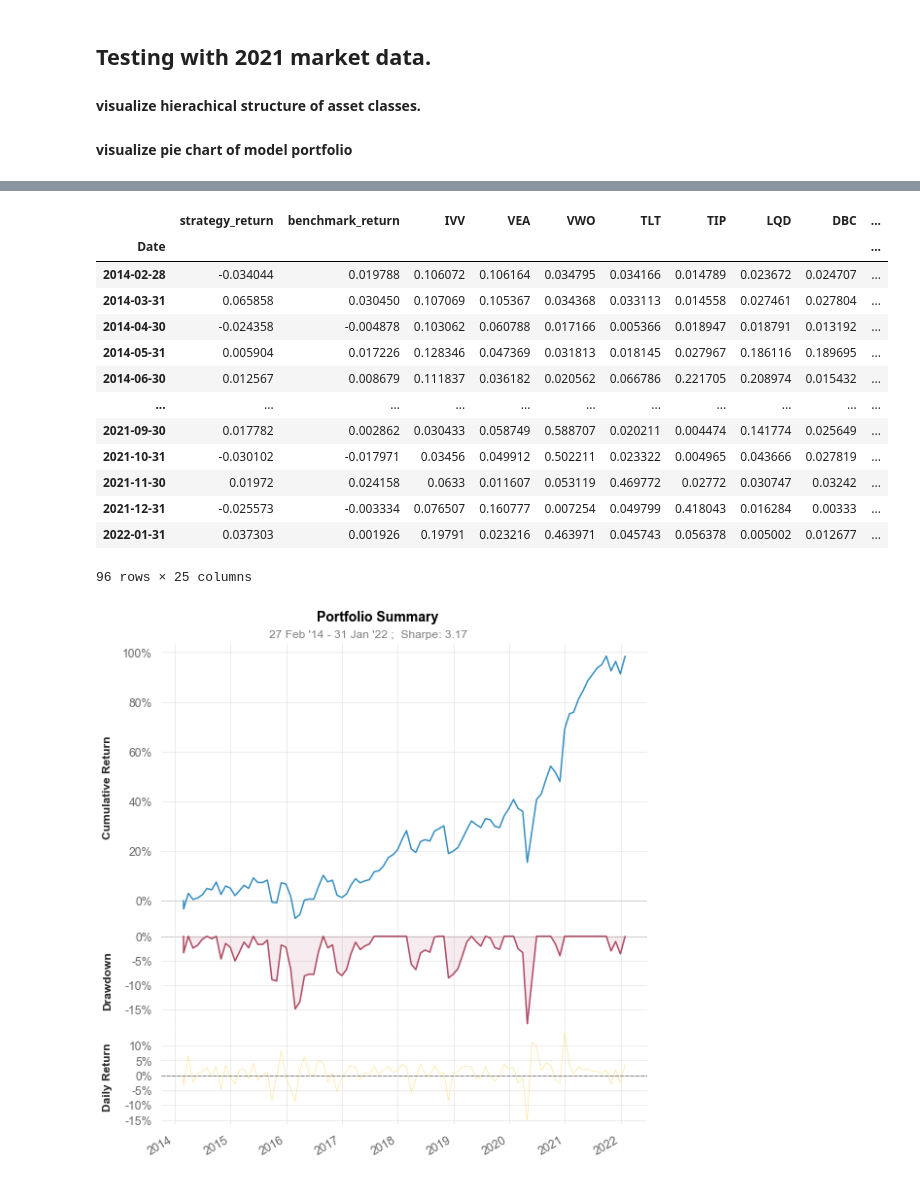
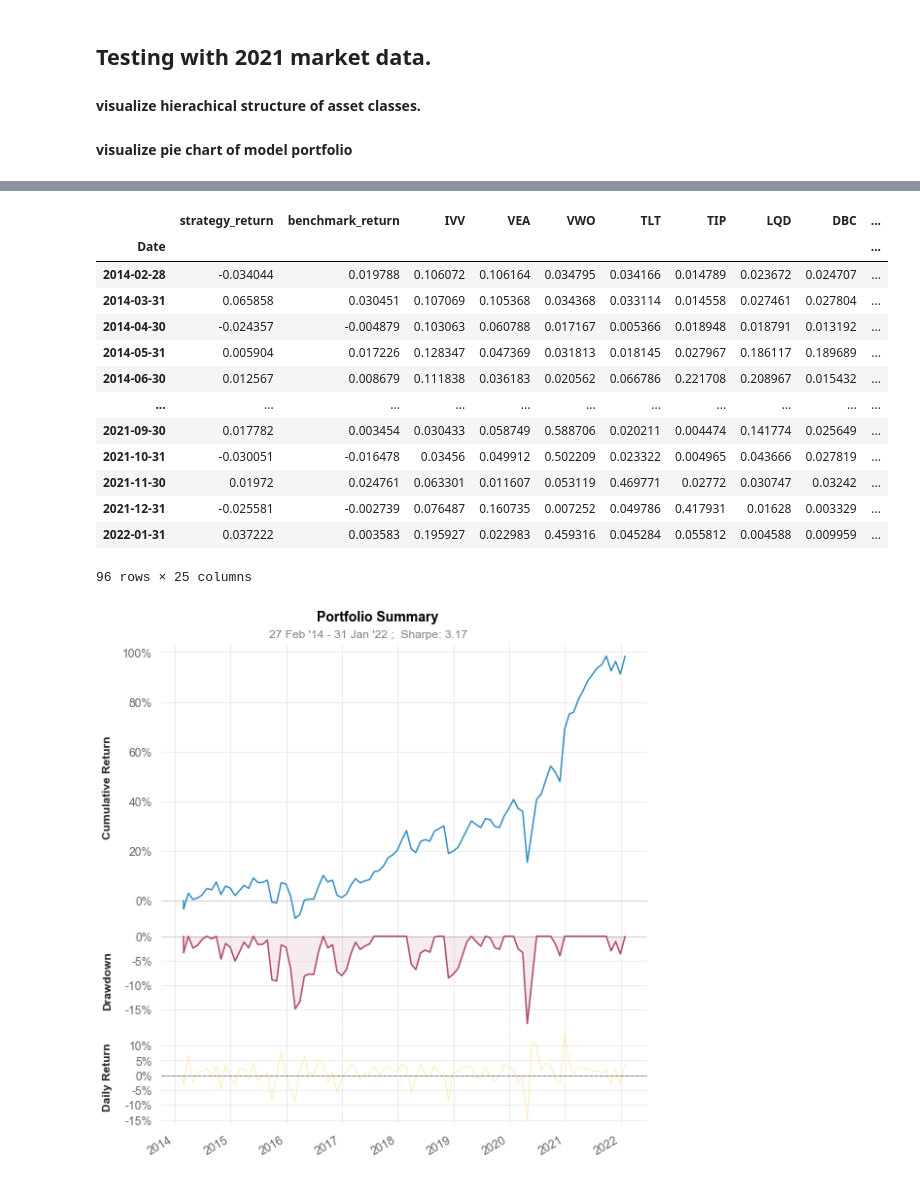
Before and after one commit to QuhiQuhihi/project_quant, a Jupyter notebook: note/02_hierachical_risk_parity.ipynb, the cells around one changed output, grey strips where cells are left out. Saved outputs shown, nothing was run; the diff lists cells and outputs as text; code cells hidden in the pictures.

Commit message:
rebalancing error fixed, momentum added 1

```diff
--- a/note/02_hierachical_risk_parity.ipynb
+++ b/note/02_hierachical_risk_parity.ipynb
@@ -78,12 +78,15 @@ data_setting = {
 
 data = yahoo_data(**data_setting)
 benchmark_yield_df = data.yahoo_stock_data_loading()
-benchmark_yield_df['BM'] = (0.3*benchmark_yield_df.loc[:,'VTI'] +
-                            0.4*benchmark_yield_df.loc[:,'TLT'] +
-                            0.15*benchmark_yield_df.loc[:,'IEI'] +
-                            0.075*benchmark_yield_df.loc[:,'GLD'] +
-                            0.075*benchmark_yield_df.loc[:,'GSG']
-                            )
+# %%
+def all_weather_strategy(yld_df):
+    weights = pd.DataFrame(columns=yld_df.columns, index=yld_df.index)
+    weights.loc[:,'VTI'] = 0.300
+    weights.loc[:,'TLT'] = 0.400
+    weights.loc[:,'IEI'] = 0.150
+    weights.loc[:,'GLD'] = 0.075
+    weights.loc[:,'GSG'] = 0.075
+    return weights
 # %%
 def hierachical_rp_portfolio(yld_df):
     asset_cov = yld_df.cov()
@@ -216,20 +219,24 @@ plt.pie(weights, labels=list(weights.index), autopct='%.1f%%')
 # %%
-monthly_rebal_strategy=rebalance_strategy(strategy=hierachical_rp_portfolio, yld_df = yield_df, bm_yld_df = benchmark_yield_df['BM'], lookback_period=12)
+monthly_rebal_strategy=rebalance_strategy(
+    strategy=hierachical_rp_portfolio, yld_df = yield_df,
+    bm_strategy=all_weather_strategy, bm_yld_df = benchmark_yield_df,
+    lookback_period=12
+)
 monthly_rebal_strategy
 # %% [output]
 |  | strategy_return | benchmark_return | IVV | VEA | VWO | TLT | TIP | LQD | DBC | ... |
 | Date |  |  |  |  |  |  |  |  |  | ... |
 | 2014-02-28 | -0.034044 | 0.019788 | 0.106072 | 0.106164 | 0.034795 | 0.034166 | 0.014789 | 0.023672 | 0.024707 | ... |
-| 2014-03-31 | 0.065858 | 0.030450 | 0.107069 | 0.105367 | 0.034368 | 0.033113 | 0.014558 | 0.027461 | 0.027804 | ... |
-| 2014-04-30 | -0.024358 | -0.004878 | 0.103062 | 0.060788 | 0.017166 | 0.005366 | 0.018947 | 0.018791 | 0.013192 | ... |
-| 2014-05-31 | 0.005904 | 0.017226 | 0.128346 | 0.047369 | 0.031813 | 0.018145 | 0.027967 | 0.186116 | 0.189695 | ... |
-| 2014-06-30 | 0.012567 | 0.008679 | 0.111837 | 0.036182 | 0.020562 | 0.066786 | 0.221705 | 0.208974 | 0.015432 | ... |
+| 2014-03-31 | 0.065858 | 0.030451 | 0.107069 | 0.105368 | 0.034368 | 0.033114 | 0.014558 | 0.027461 | 0.027804 | ... |
+| 2014-04-30 | -0.024357 | -0.004879 | 0.103063 | 0.060788 | 0.017167 | 0.005366 | 0.018948 | 0.018791 | 0.013192 | ... |
+| 2014-05-31 | 0.005904 | 0.017226 | 0.128347 | 0.047369 | 0.031813 | 0.018145 | 0.027967 | 0.186117 | 0.189689 | ... |
+| 2014-06-30 | 0.012567 | 0.008679 | 0.111838 | 0.036183 | 0.020562 | 0.066786 | 0.221708 | 0.208967 | 0.015432 | ... |
 | ... | ... | ... | ... | ... | ... | ... | ... | ... | ... | ... |
-| 2021-09-30 | 0.017782 | 0.002862 | 0.030433 | 0.058749 | 0.588707 | 0.020211 | 0.004474 | 0.141774 | 0.025649 | ... |
-| 2021-10-31 | -0.030102 | -0.017971 | 0.03456 | 0.049912 | 0.502211 | 0.023322 | 0.004965 | 0.043666 | 0.027819 | ... |
-| 2021-11-30 | 0.01972 | 0.024158 | 0.0633 | 0.011607 | 0.053119 | 0.469772 | 0.02772 | 0.030747 | 0.03242 | ... |
-| 2021-12-31 | -0.025573 | -0.003334 | 0.076507 | 0.160777 | 0.007254 | 0.049799 | 0.418043 | 0.016284 | 0.00333 | ... |
-| 2022-01-31 | 0.037303 | 0.001926 | 0.19791 | 0.023216 | 0.463971 | 0.045743 | 0.056378 | 0.005002 | 0.012677 | ... |
+| 2021-09-30 | 0.017782 | 0.003454 | 0.030433 | 0.058749 | 0.588706 | 0.020211 | 0.004474 | 0.141774 | 0.025649 | ... |
+| 2021-10-31 | -0.030051 | -0.016478 | 0.03456 | 0.049912 | 0.502209 | 0.023322 | 0.004965 | 0.043666 | 0.027819 | ... |
+| 2021-11-30 | 0.01972 | 0.024761 | 0.063301 | 0.011607 | 0.053119 | 0.469771 | 0.02772 | 0.030747 | 0.03242 | ... |
+| 2021-12-31 | -0.025581 | -0.002739 | 0.076487 | 0.160735 | 0.007252 | 0.049786 | 0.417931 | 0.01628 | 0.003329 | ... |
+| 2022-01-31 | 0.037222 | 0.003583 | 0.195927 | 0.022983 | 0.459316 | 0.045284 | 0.055812 | 0.004588 | 0.009959 | ... |
 96 rows × 25 columns
 # %%
 quantstats.reports.plots(returns = monthly_rebal_strategy.loc[ : , 'strategy_return'] , benchmark = monthly_rebal_strategy.loc[ : , 'benchmark_return'], mode='basic')
```
Also changed, not shown: parts of 5 cells of this notebook, 9 other files.
